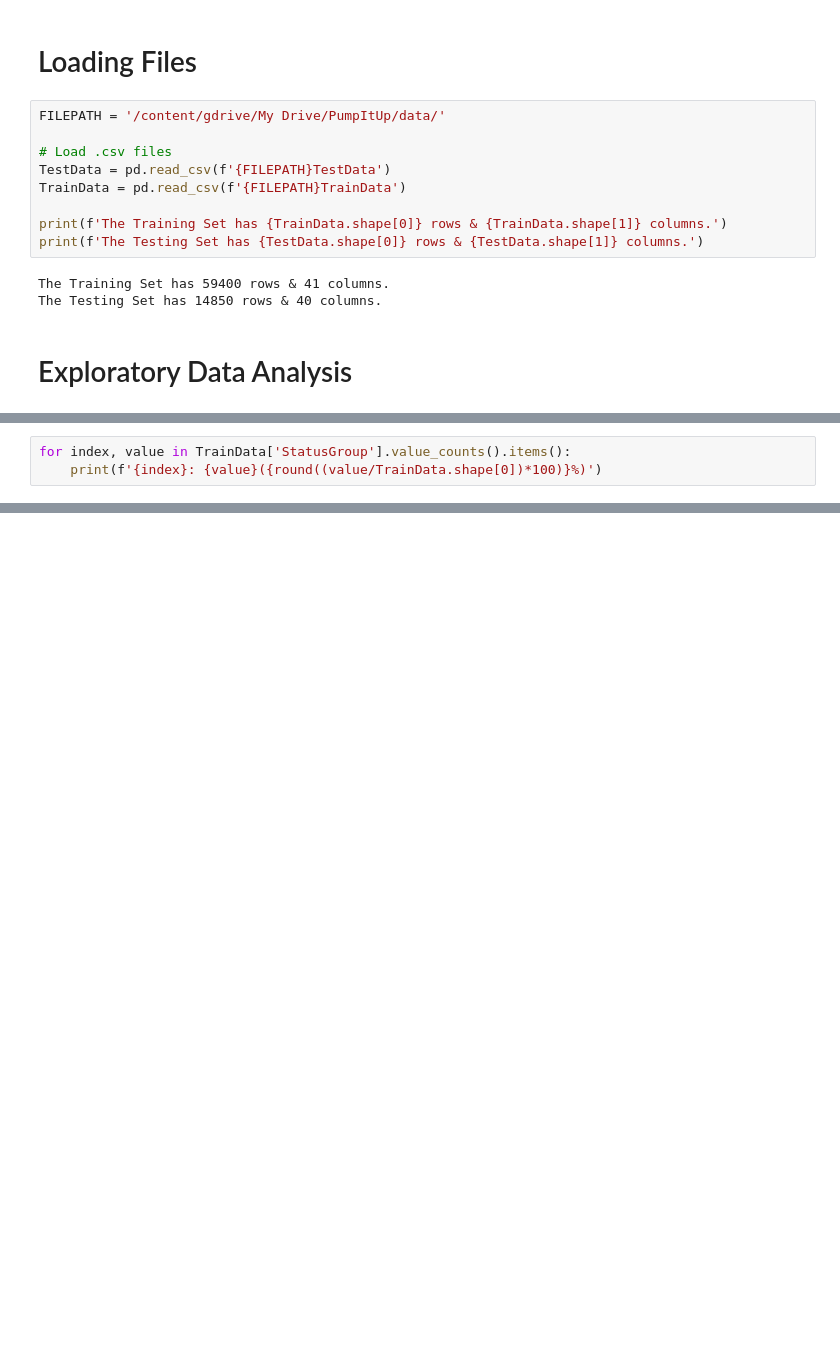
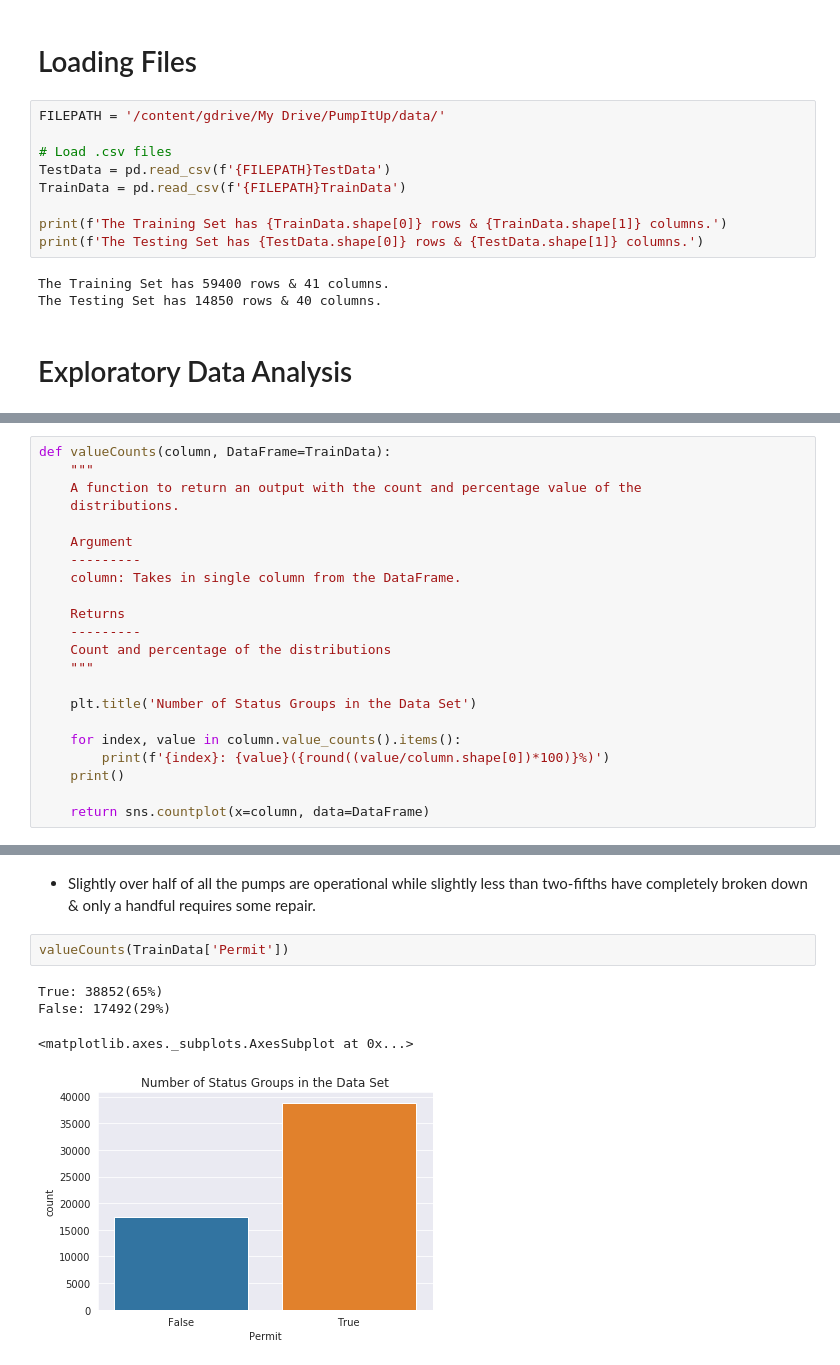
Before and after one commit to Jarmos-san/PumpItUp, a Jupyter notebook: EDA.ipynb, the cells around one changed output, grey strips where cells are left out. Drawn from its saved outputs; the diff is of its cells as text; blank space fills up the shorter version.

```diff
--- a/EDA.ipynb
+++ b/EDA.ipynb
@@ -71,3 +62,0 @@ sns.countplot(x=TrainData['StatusGroup'], data=TrainData)
-# %%
-for index, value in TrainData['StatusGroup'].value_counts().items():
-    print(f'{index}: {value}({round((value/TrainData.shape[0])*100)}%)')
@@ -77,0 +94,22 @@ functional needs repair: 4317(7%)
+# %%
+def valueCounts(column, DataFrame=TrainData):
+    """
+    A function to return an output with the count and percentage value of the
+    distributions.
+
+    Argument
+    ---------
+    column: Takes in single column from the DataFrame.
+
+    Returns
+    ---------
+    Count and percentage of the distributions
+    """
+
+    plt.title('Number of Status Groups in the Data Set')
+
+    for index, value in column.value_counts().items():
+        print(f'{index}: {value}({round((value/column.shape[0])*100)}%)')
+    print()
+
+    return sns.countplot(x=column, data=DataFrame)
@@ -77,0 +124,9 @@ functional needs repair: 4317(7%)
+# %% [markdown]
+- Slightly over half of all the pumps are operational while slightly less than two-fifths have completely broken down & only a handful requires some repair.
+# %%
+valueCounts(TrainData['Permit'])
+# %% [output]
+True: 38852(65%)
+False: 17492(29%)
+<matplotlib.axes._subplots.AxesSubplot at 0x...>
+[figure, added]
```
Also changed, not shown: parts of 18 cells of this notebook.
